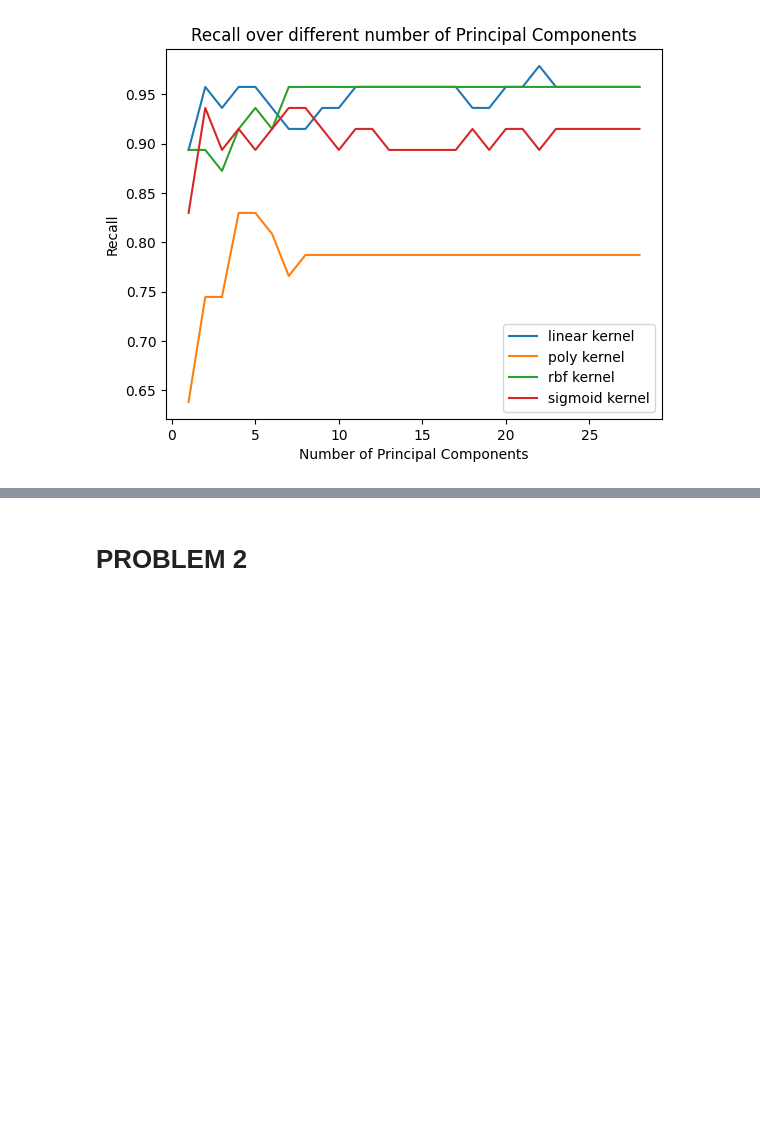
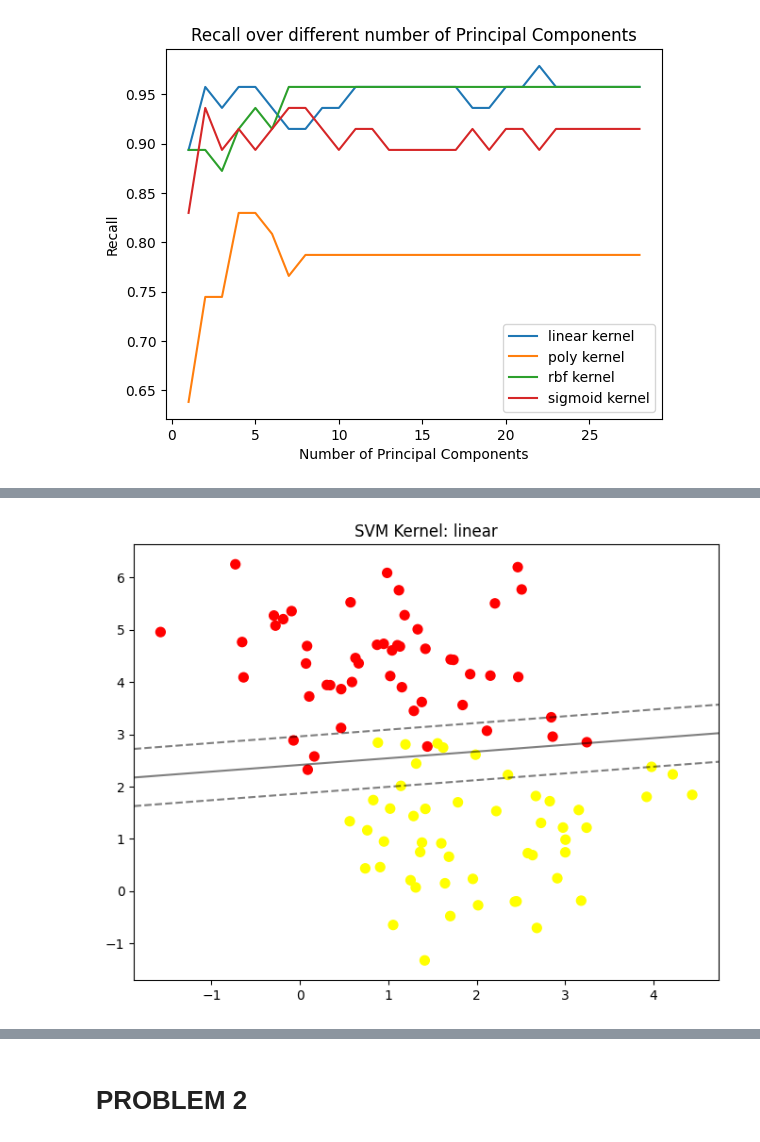
Before and after one commit to Swayyum/Intro-to-ML, a Jupyter notebook: HW4.ipynb, the cells around one changed output, grey strips where cells are left out. Drawn from its saved outputs; the diff is of its cells as text; code cells hidden in the pictures; blank space fills up the shorter version.

```diff
--- a/HW4.ipynb
+++ b/HW4.ipynb
@@ -170,0 +171,11 @@ plot_svc_decision_function(model);
+# %%
+from sklearn.svm import SVC
+from sklearn.datasets import make_blobs
+Xc_train, Yc_train = make_blobs(n_samples=100, centers=2, random_state=0, cluster_std=1.0)
+clf = SVC(kernel='linear').fit(Xc_train,Yc_train)
+plt.figure(figsize=(8,6))
+plt.scatter(Xc_train[:,0], Xc_train[:,1], c=Yc_train, s=50, cmap='autumn');
+plt.title(label=f'SVM Kernel: linear')
+plot_svc_decision_function(clf, plot_support=False);
+# %% [output]
+[figure, added]
```
Also changed, not shown: parts of 14 cells of this notebook.
